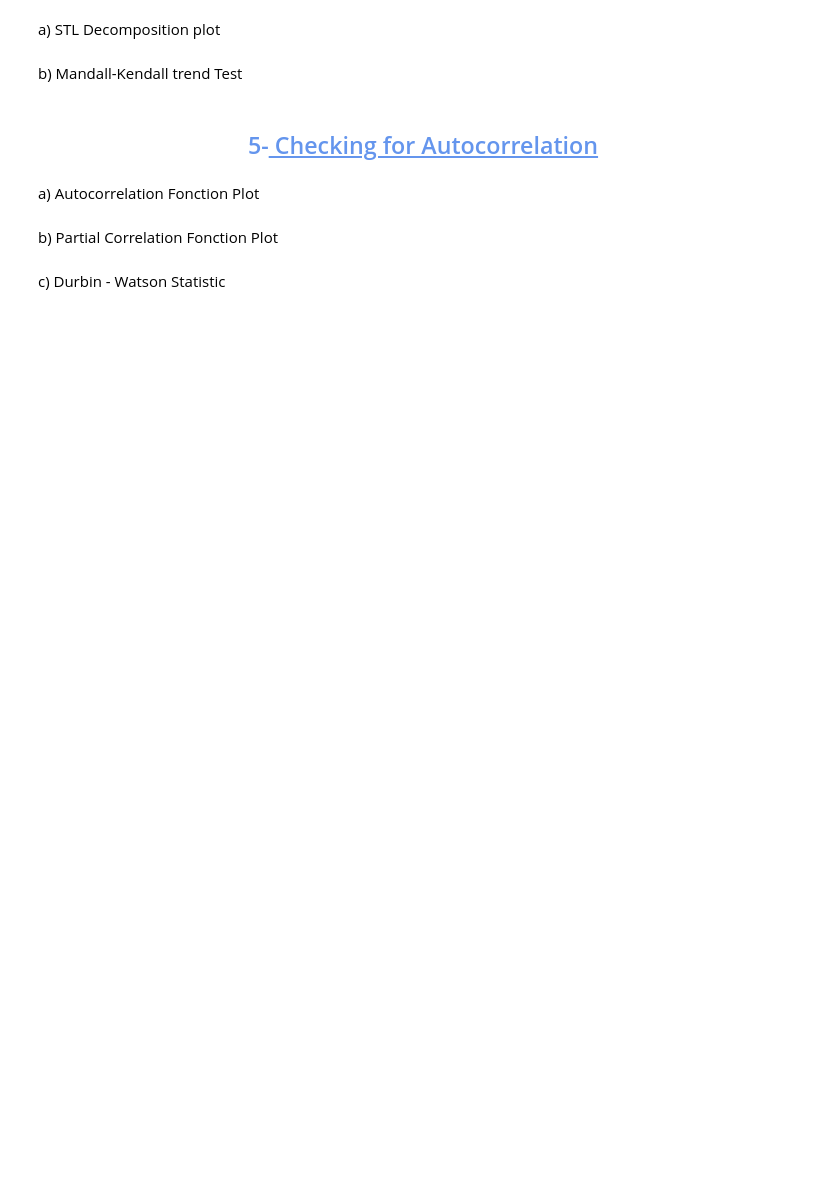
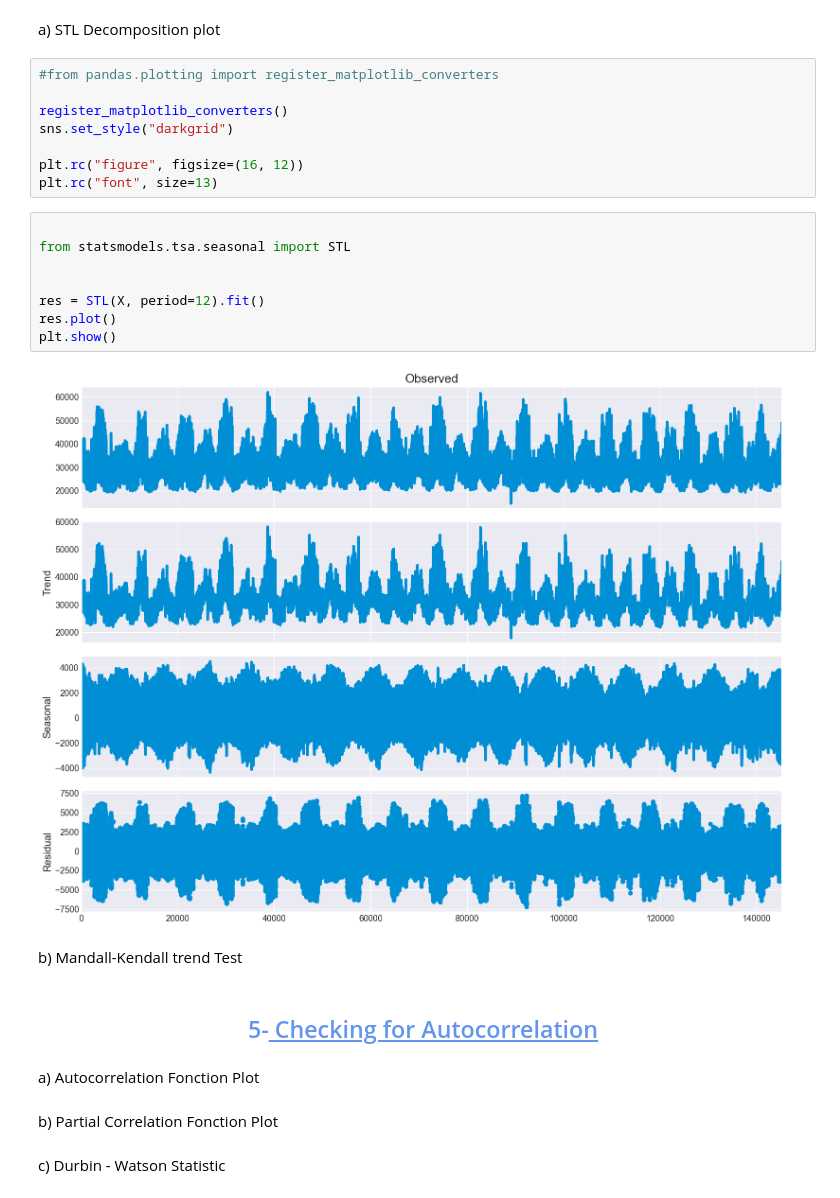
Before and after one commit to Pollybs/energy_consumption_time_series, a Jupyter notebook: energy_consumption_time_sries_forecasting.ipynb, the cells around one changed output. Cells and saved outputs as stored; diff of their text form; blank space fills up the shorter version.

```diff
--- a/energy_consumption_time_sries_forecasting.ipynb
+++ b/energy_consumption_time_sries_forecasting.ipynb
@@ -188,5 +197,23 @@ kpss(X, regression='c', nlags='auto', store=False)
 # %% [markdown]
 a) STL Decomposition plot
+# %%
+#from pandas.plotting import register_matplotlib_converters
+
+register_matplotlib_converters()
+sns.set_style("darkgrid")
+
+plt.rc("figure", figsize=(16, 12))
+plt.rc("font", size=13)
+# %%
+
+from statsmodels.tsa.seasonal import STL
+
+
+res = STL(X, period=12).fit()
+res.plot()
+plt.show()
+# %% [output]
+[figure, added]
 # %% [markdown]
 b) Mandall-Kendall trend Test
 # %% [markdown]
```
Also changed, not shown: parts of 12 cells of this notebook.
